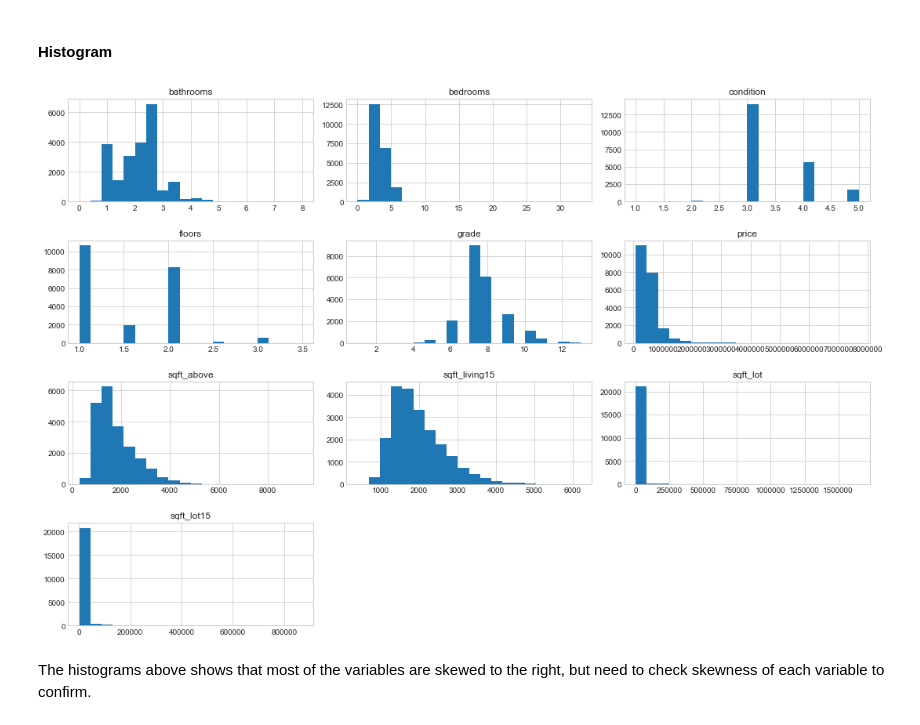
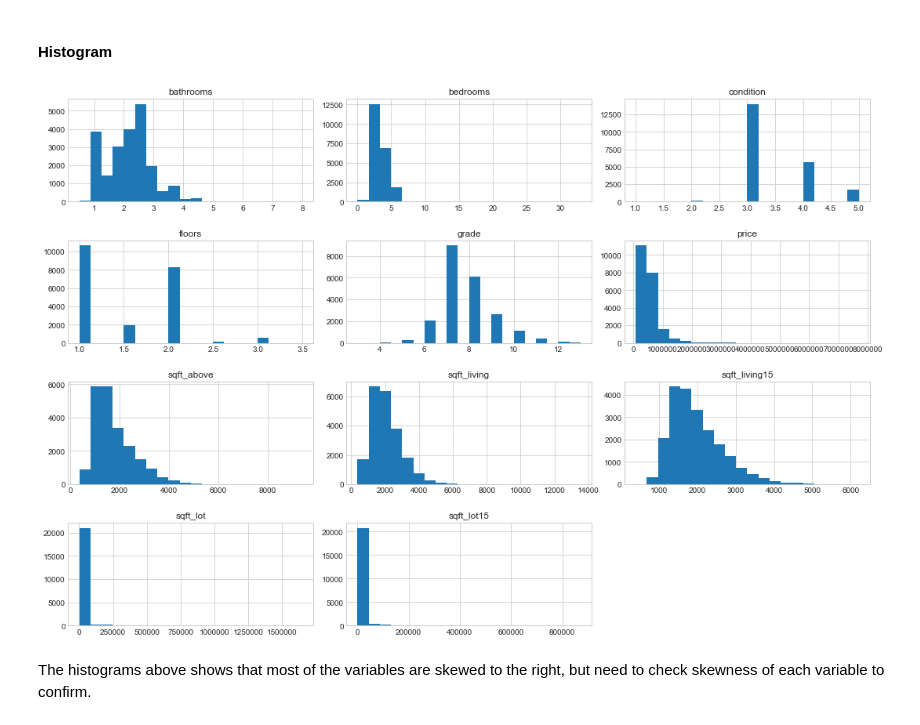
Before and after one commit to lianneYL/DataScience, a Jupyter notebook: Capstone_Project1/My_Project_Notebook.ipynb, the cells around one changed output. Saved outputs shown, nothing was run; the diff lists cells and outputs as text; code cells hidden in the pictures.

```diff
--- a/Capstone_Project1/My_Project_Notebook.ipynb
+++ b/Capstone_Project1/My_Project_Notebook.ipynb
@@ -307,4 +283,0 @@ sqftDF.head(10)
-# %%
-#Drop variable 'sqft_living' from df dataframe
-df = df.drop(['sqft_living'], axis = 1)
-df.head()
@@ -389,0 +328,3 @@ Based on VIF result, no independent variable with VIF > 5. Thus, we can assume t
+# %%
+df = df[df['bathrooms'] != 0]
+print(df.shape)
@@ -397,13 +342,14 @@ Check whether variables are normally distributed before applying models.
 #### Histogram
 # %%
 #Histogram
-pairplot = vifDF.drop(['waterfront', 'view', 'sqft_basement', 'yr_renovated'], axis = 1)
+vifDF = df.drop(['id', 'date', 'lat', 'long', 'zipcode', 'yr_built'], axis = 1)
+histplot = vifDF.drop(['waterfront', 'view', 'sqft_basement', 'yr_renovated'], axis = 1)
 
-pairplot.hist(bins = 20, figsize = (15,10))
+histplot.hist(bins = 20, figsize = (15,10))
 plt.tight_layout()
 plt.show()
 # %% [output]
-[figure, old version]
+[figure, new version]
 # %% [markdown]
 The histograms above shows that most of the variables are skewed to the right, but need to check skewness of each variable to confirm.
 # %% [markdown]
```
Also changed, not shown: parts of 47 cells of this notebook.
